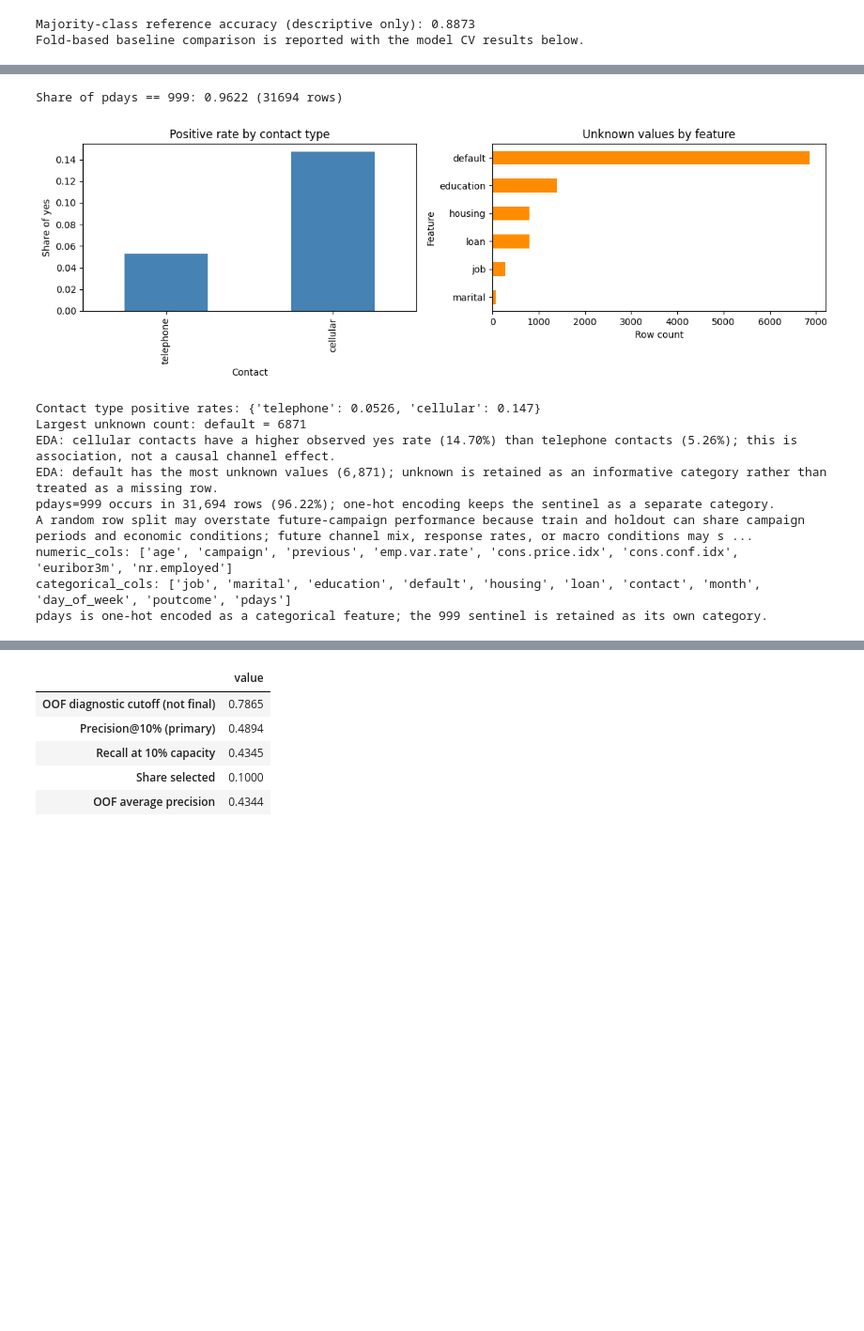
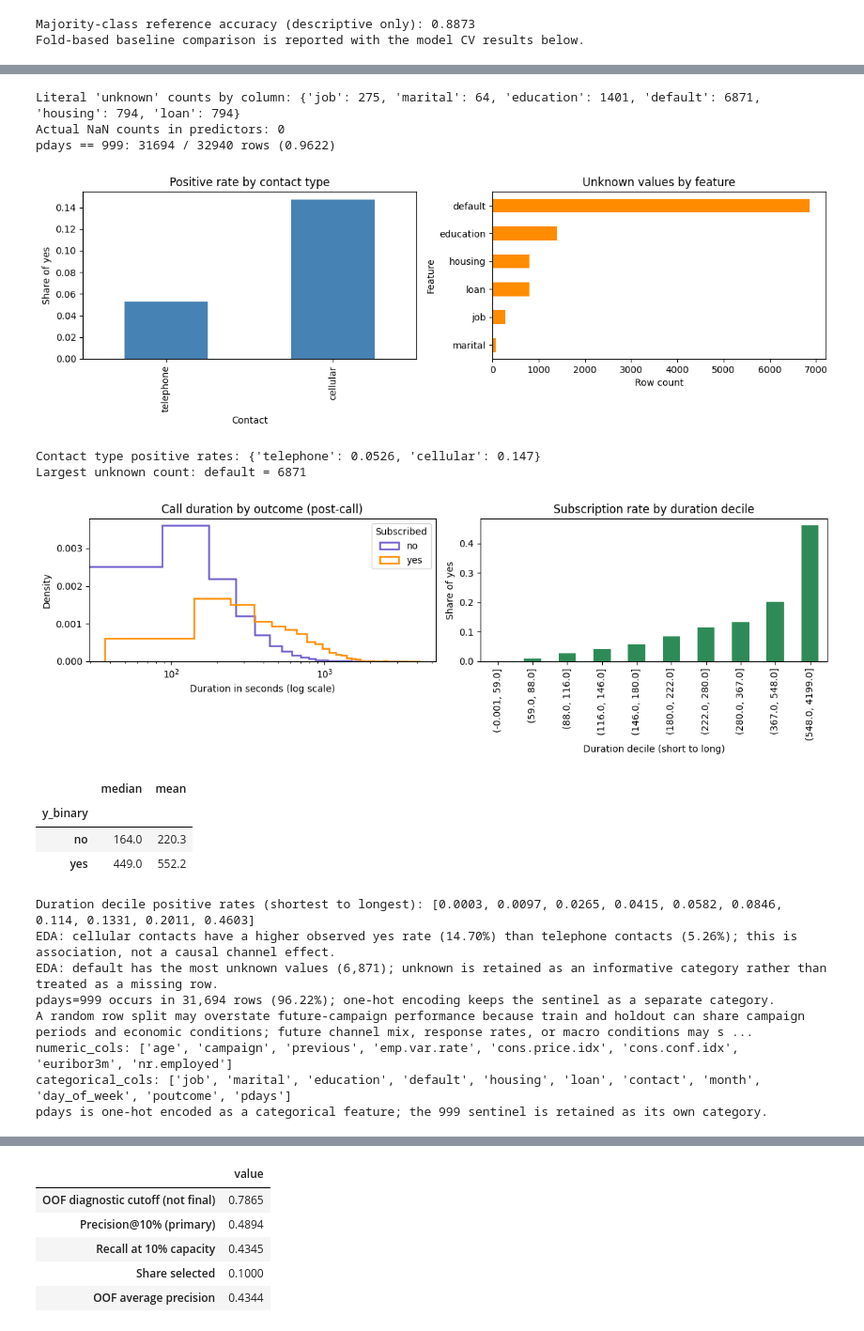
Before and after one commit to NurdauletZhussip-tech/task-03-ML-course, a Jupyter notebook: zhussip_task3.ipynb, the cells around one changed output, grey strips where cells are left out. Shown at 94% size. Cells and saved outputs as stored; diff of their text form; code cells hidden in the pictures; blank space fills up the shorter version.

```diff
--- a/zhussip_task3.ipynb
+++ b/zhussip_task3.ipynb
@@ -79,8 +86,11 @@ display(type_summary)
 
 unknown_counts = train_features.eq("unknown").sum()
 display(unknown_counts[unknown_counts.gt(0)].rename("unknown_count").to_frame())
+missing_counts = train_features.isna().sum()
+print(f"Literal 'unknown' counts by column: {unknown_counts[unknown_counts.gt(0)].to_dict()}")
+print(f"Actual NaN counts in predictors: {int(missing_counts.sum())}")
 pdays_sentinel_share = train_features["pdays"].eq(999).mean()
-print(f"Share of pdays == 999: {pdays_sentinel_share:.4f} ({train_features['pdays'].eq(999).sum()} rows)")
+print(f"pdays == 999: {train_features['pdays'].eq(999).sum()} / {len(train_features)} rows ({pdays_sentinel_share:.4f})")
 
 contact_yes_rate = train.assign(y_binary=y_train).groupby("contact")["y_binary"].mean().sort_values()
 unknown_plot_counts = unknown_counts[unknown_counts.gt(0)].sort_values()
@@ -91,39 +101,74 @@ unknown_plot_counts.plot(kind="barh", ax=axes[1], color="darkorange")
 axes[1].set(title="Unknown values by feature", xlabel="Row count", ylabel="Feature")
 fig.tight_layout()
 plt.show()
 print(f"Contact type positive rates: {contact_yes_rate.round(4).to_dict()}")
 print(f"Largest unknown count: {unknown_plot_counts.idxmax()} = {unknown_plot_counts.max()}")
+
+# Duration is observed after a call: inspect its target association, but never use it in the deployable model.
+duration_by_target = train.assign(y_binary=y_train).groupby("y_binary")["duration"].agg(["median", "mean"])
+duration_decile = pd.qcut(train["duration"], q=10, duplicates="drop")
+duration_response = train.assign(y_binary=y_train, duration_decile=duration_decile).groupby(
+    "duration_decile", observed=True
+)["y_binary"].agg(["mean", "count"])
+fig, axes = plt.subplots(1, 2, figsize=(12, 4))
+for target, label, color in [(0, "no", "slateblue"), (1, "yes", "darkorange")]:
+    axes[0].hist(
+        train.loc[y_train.eq(target), "duration"],
+        bins=40,
+        density=True,
+        histtype="step",
+        linewidth=1.8,
+        label=label,
+        color=color,
+    )
+axes[0].set_xscale("log")
+axes[0].set(title="Call duration by outcome (post-call)", xlabel="Duration in seconds (log scale)", ylabel="Density")
+axes[0].legend(title="Subscribed")
+duration_response["mean"].plot(kind="bar", ax=axes[1], color="seagreen")
+axes[1].set(title="Subscription rate by duration decile", xlabel="Duration decile (short to long)", ylabel="Share of yes")
+fig.tight_layout()
+plt.show()
+display(duration_by_target.rename(index={0: "no", 1: "yes"}).round(1))
+print(f"Duration decile positive rates (shortest to longest): {duration_response['mean'].round(4).tolist()}")
 print("EDA: cellular contacts have a higher observed yes rate (14.70%) than telephone contacts (5.26%); this is association, not a causal channel effect.")
 print("EDA: default has the most unknown values (6,871); unknown is retained as an informative category rather than treated as a missing row.")
 print("pdays=999 occurs in 31,694 rows (96.22%); one-hot encoding keeps the sentinel as a separate category.")
 print("A random row split may overstate future-campaign performance because train and holdout can share campaign periods and economic conditions; future channel mix, response rates, or macro conditions may shift.")
 
 # Treat pdays as a category so its 999 sentinel is not interpreted as a numeric value.
 numeric_cols = numeric_type_cols
 print(f"numeric_cols: {numeric_cols}")
 print(f"categorical_cols: {categorical_cols}")
 
 print("pdays is one-hot encoded as a categorical feature; the 999 sentinel is retained as its own category.")
 # %% [output]
 |  | feature_count | columns |
 | Numeric | 8 | age, campaign, previous, emp.var.... |
 | Categorical | 11 | job, marital, education, default,... |
 |  | unknown_count |
 | job | 275 |
 | marital | 64 |
 | education | 1401 |
 | default | 6871 |
 | housing | 794 |
 | loan | 794 |
-Share of pdays == 999: 0.9622 (31694 rows)
+Literal 'unknown' counts by column: {'job': 275, 'marital': 64, 'education': 1401, 'default': 6871, 'housing': 794, 'loan': 794}
+Actual NaN counts in predictors: 0
+pdays == 999: 31694 / 32940 rows (0.9622)
 [figure]
 Contact type positive rates: {'telephone': 0.0526, 'cellular': 0.147}
 Largest unknown count: default = 6871
-EDA: cellular contacts have a higher observed yes rate (14.70%) than telephone contacts (5.26%); this is association, not a causal channel effect.
-EDA: default has the most unknown values (6,871); unknown is retained as an informative category rather than treated as a missing row.
-pdays=999 occurs in 31,694 rows (96.22%); one-hot encoding keeps the sentinel as a separate category.
-A random row split may overstate future-campaign performance because train and holdout can share campaign periods and economic conditions; future channel mix, response rates, or macro conditions may s ...
-numeric_cols: ['age', 'campaign', 'previous', 'emp.var.rate', 'cons.price.idx', 'cons.conf.idx', 'euribor3m', 'nr.employed']
-categorical_cols: ['job', 'marital', 'education', 'default', 'housing', 'loan', 'contact', 'month', 'day_of_week', 'poutcome', 'pdays']
-pdays is one-hot encoded as a categorical feature; the 999 sentinel is retained as its own category.
+[figure, added]
+|  | median | mean |
+| y_binary |  |  |
+| no | 164.0 | 220.3 |
+| yes | 449.0 | 552.2 |
+Duration decile positive rates (shortest to longest): [0.0003, 0.0097, 0.0265, 0.0415, 0.0582, 0.0846, 0.114, 0.1331, 0.2011, 0.4603]
+EDA: cellular contacts have a higher observed yes rate (14.70%) than telephone contacts (5.26%); this is association, not a causal channel effect.
+EDA: default has the most unknown values (6,871); unknown is retained as an informative category rather than treated as a missing row.
+pdays=999 occurs in 31,694 rows (96.22%); one-hot encoding keeps the sentinel as a separate category.
+A random row split may overstate future-campaign performance because train and holdout can share campaign periods and economic conditions; future channel mix, response rates, or macro conditions may s ...
+numeric_cols: ['age', 'campaign', 'previous', 'emp.var.rate', 'cons.price.idx', 'cons.conf.idx', 'euribor3m', 'nr.employed']
+categorical_cols: ['job', 'marital', 'education', 'default', 'housing', 'loan', 'contact', 'month', 'day_of_week', 'poutcome', 'pdays']
+pdays is one-hot encoded as a categorical feature; the 999 sentinel is retained as its own category.
 # %%
```
Also changed, not shown: parts of 6 cells of this notebook, 1 other file.
